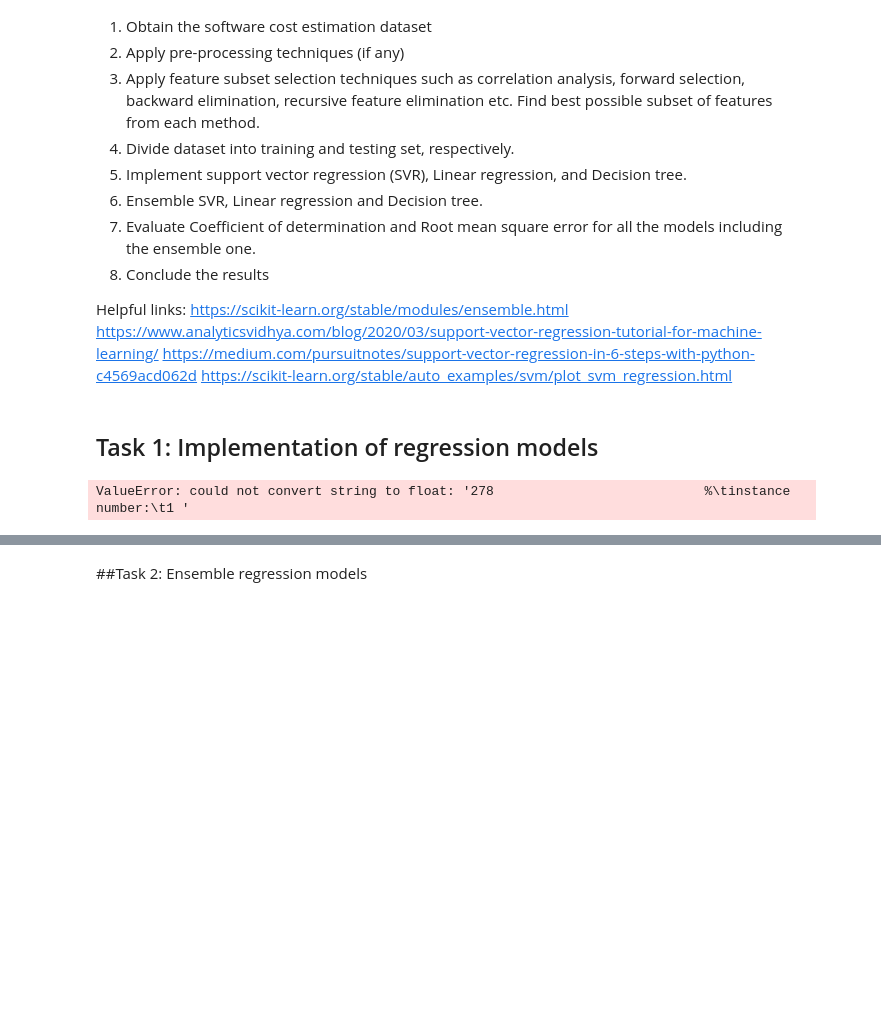
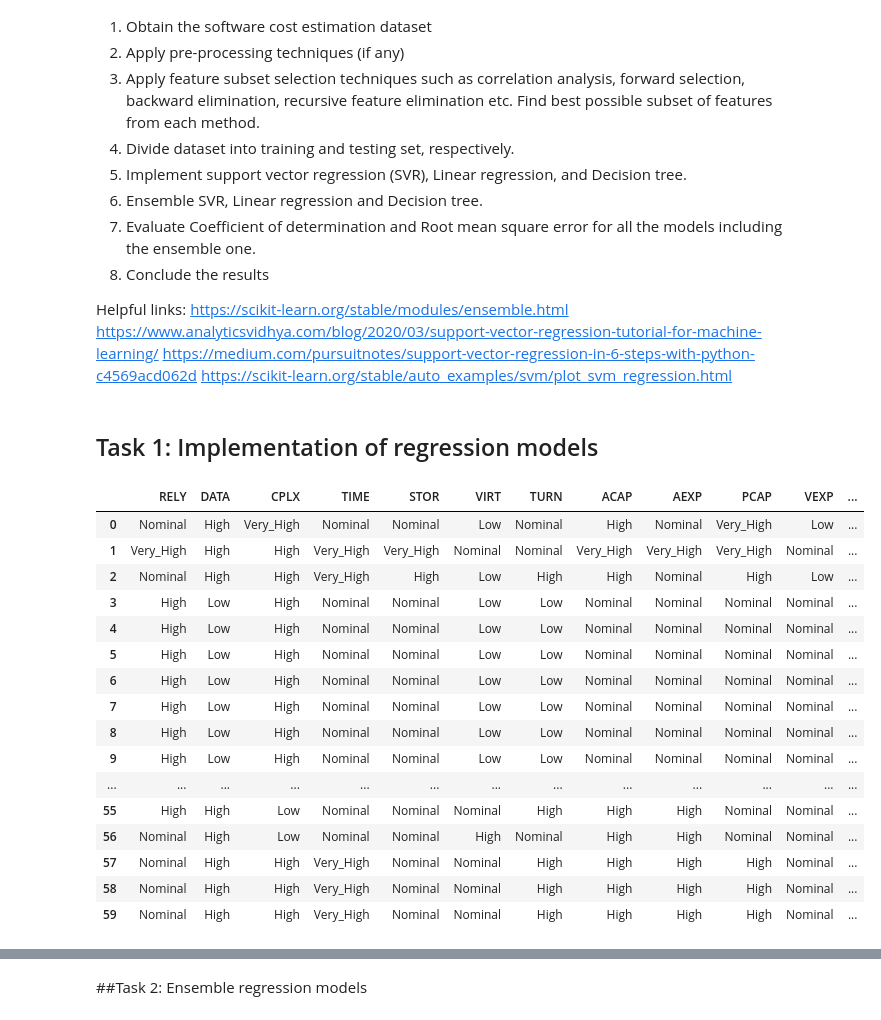
Before and after one commit to VKG5/Learning-Python, a Jupyter notebook: Sem 5/AI-ML/Task_1_Software_cost_estimation.ipynb, the cells around one changed output, grey strips where cells are left out. Drawn from its saved outputs; the diff is of its cells as text; code cells hidden in the pictures; blank space fills up the shorter version.

```diff
--- a/Sem 5/AI-ML/Task_1_Software_cost_estimation.ipynb
+++ b/Sem 5/AI-ML/Task_1_Software_cost_estimation.ipynb
@@ -58,6 +58,0 @@ from scipy.io import arff
-# %%
-# Load the arff dataset
-data = arff.loadarff('Data/cocomonasa_v1.arff')
-data
-# %% [output]
-ValueError: could not convert string to float: '278                           %\tinstance number:\t1 '
@@ -70,0 +59,26 @@ ValueError: could not convert string to float: '278                           %\
+# %%
+# Load the dataset
+d=arff.loadarff("cocomonasa_v1.arff")
+data=pd.DataFrame(d[0])
+for col in data.columns:
+    if(data[col].dtype==object):
+        data[col]=data[col].str.decode('utf-8')
+data
+# %% [output]
+|  | RELY | DATA | CPLX | TIME | STOR | VIRT | TURN | ACAP | AEXP | PCAP | VEXP | ... |
+| 0 | Nominal | High | Very_High | Nominal | Nominal | Low | Nominal | High | Nominal | Very_High | Low | ... |
+| 1 | Very_High | High | High | Very_High | Very_High | Nominal | Nominal | Very_High | Very_High | Very_High | Nominal | ... |
+| 2 | Nominal | High | High | Very_High | High | Low | High | High | Nominal | High | Low | ... |
+| 3 | High | Low | High | Nominal | Nominal | Low | Low | Nominal | Nominal | Nominal | Nominal | ... |
+| 4 | High | Low | High | Nominal | Nominal | Low | Low | Nominal | Nominal | Nominal | Nominal | ... |
+| 5 | High | Low | High | Nominal | Nominal | Low | Low | Nominal | Nominal | Nominal | Nominal | ... |
+| 6 | High | Low | High | Nominal | Nominal | Low | Low | Nominal | Nominal | Nominal | Nominal | ... |
+| 7 | High | Low | High | Nominal | Nominal | Low | Low | Nominal | Nominal | Nominal | Nominal | ... |
+| 8 | High | Low | High | Nominal | Nominal | Low | Low | Nominal | Nominal | Nominal | Nominal | ... |
+| 9 | High | Low | High | Nominal | Nominal | Low | Low | Nominal | Nominal | Nominal | Nominal | ... |
+| ... | ... | ... | ... | ... | ... | ... | ... | ... | ... | ... | ... | ... |
+| 55 | High | High | Low | Nominal | Nominal | Nominal | High | High | High | Nominal | Nominal | ... |
+| 56 | Nominal | High | Low | Nominal | Nominal | High | Nominal | High | High | Nominal | Nominal | ... |
+| 57 | Nominal | High | High | Very_High | Nominal | Nominal | High | High | High | High | Nominal | ... |
+| 58 | Nominal | High | High | Very_High | Nominal | Nominal | High | High | High | High | Nominal | ... |
+| 59 | Nominal | High | High | Very_High | Nominal | Nominal | High | High | High | High | Nominal | ... |
```
Also changed, not shown: parts of 15 cells of this notebook, 3 other files.
